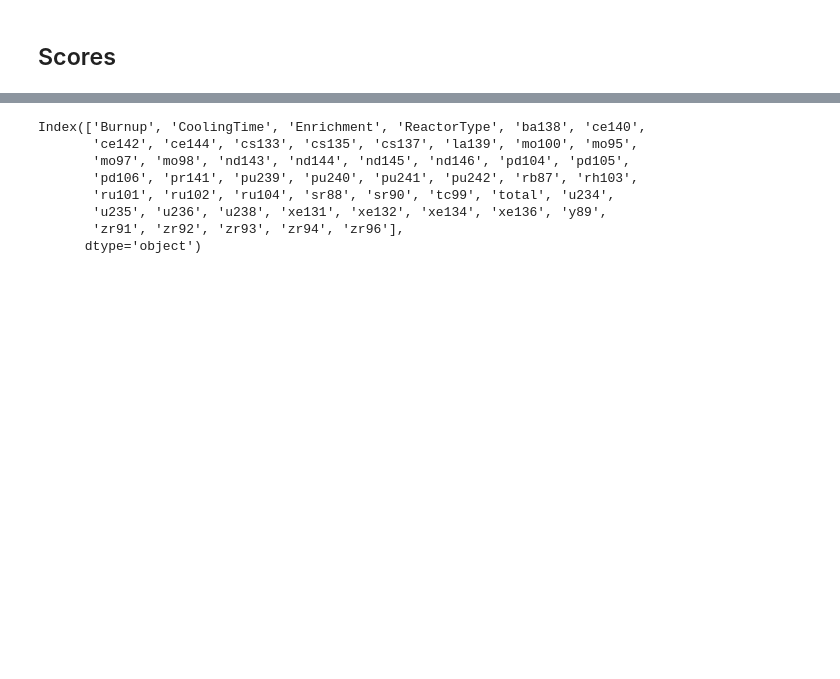
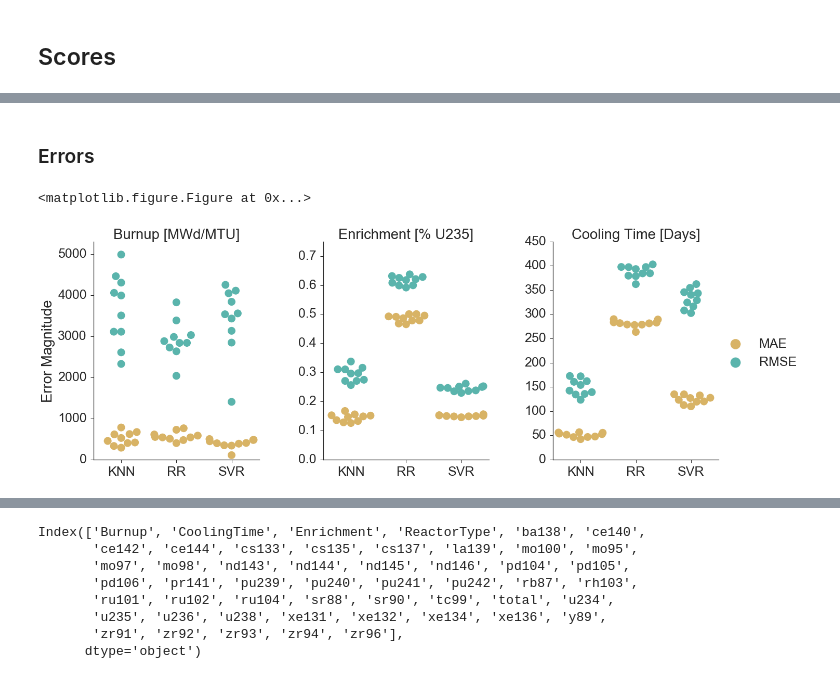
Before and after one commit to gonuke/learn-me-fuel, a Jupyter notebook: sfc_train_pred_viz.ipynb, the cells around one changed output, grey strips where cells are left out. Cells and saved outputs as stored; diff of their text form; code cells hidden in the pictures; blank space fills up the shorter version.

Commit message:
plotting, reran some code with more cv folds

```diff
--- a/sfc_train_pred_viz.ipynb
+++ b/sfc_train_pred_viz.ipynb
@@ -29,6 +29,10 @@ colors = {'DBrwn' : '#8c510a', 'MBrwn' : '#d8b365', 'LBrwn' : '#f6e8c3',
 # save as .mplstyle file and import with: plt.style.use('file')
 #mpl.rcParams['lines.linewidth'] = 2
 #mpl.rcParams['lines.color'] = 'r'
+
+# colors for seaborn
+dark = ["#8c510a", "#01665e", "#762a83"]
+med = ["#d8b365", "#5ab4ac", "#af8dc3"]
 # %% [markdown]
 ## Predictions
 # %%
@@ -46,15 +50,10 @@ Index(['Instance', 'Ridge', 'SVR', 'TrueY', 'kNN'], dtype='object')
 # %% [markdown]
 ## Scores
 # %%
-r_scr = pd.read_csv('results/28march2018/sfcompo_fiss_reactor_scores.csv').rename(columns = {'Unnamed: 0':'CV_fold'})
+r_scr = pd.read_csv('results/3april2018/sfcompo_fissactreactor_scores.csv').rename(columns = {'Unnamed: 0':'CV_fold'})
 # MWd/MTU
-b_scr = pd.read_csv('results/28march2018/sfcompo_fiss_burnup_scores.csv').rename(columns = {'Unnamed: 0':'CV_fold'})
+b_scr = pd.read_csv('results/3april2018/sfcompo_fissactburnup_scores.csv').rename(columns = {'Unnamed: 0':'CV_fold'})
 # %u235
-e_scr = pd.read_csv('results/28march2018/sfcompo_fiss_enrichment_scores.csv').rename(columns = {'Unnamed: 0':'CV_fold'})
+e_scr = pd.read_csv('results/3april2018/sfcompo_fissactenrichment_scores.csv').rename(columns = {'Unnamed: 0':'CV_fold'})
 # days
-c_scr = pd.read_csv('results/28march2018/sfcompo_fiss_cooling_scores.csv').rename(columns = {'Unnamed: 0':'CV_fold'})
-
-print(r_scr.columns)
-print('\n')
-print(e_scr.columns)
-c_scr
+c_scr = pd.read_csv('results/3april2018/sfcompo_fissactcooling_scores.csv').rename(columns = {'Unnamed: 0':'CV_fold'})
@@ -84,0 +60,38 @@ Index(['CV_fold', 'fit_time', 'score_time', 'test_explained_variance',
+# %% [markdown]
+### Errors
+# %%
+plt.clf()
+sns.set(style="ticks", font_scale=2.5)
+b = b_scr.loc[:, ['algorithm', 'test_neg_mean_absolute_error', 'test_neg_rmse']]
+e = e_scr.loc[:, ['algorithm', 'test_neg_mean_absolute_error', 'test_neg_rmse']]
+c = c_scr.loc[:, ['algorithm', 'test_neg_mean_absolute_error', 'test_neg_rmse']]
+b['Parameter'] = 'Burnup [MWd/MTU]'
+e['Parameter'] = 'Enrichment [% U235]'
+c['Parameter'] = 'Cooling Time [Days]'
+
+err = pd.DataFrame()
+err = pd.concat([b, e, c])
+err['MAE'] = -1 * err['test_neg_mean_absolute_error']
+err['RMSE'] = -1 * err['test_neg_rmse']
+
+err = err.melt(id_vars = ['algorithm', 'Parameter'],
+               value_vars = ['MAE', 'RMSE'],
+               value_name='Error Magnitude', var_name='Error')
+
+mer = sns.factorplot(x="algorithm", y='Error Magnitude',
+                     hue='Error', col="Parameter",
+                     sharey=False, s=15, legend=False,
+                     palette=sns.color_palette(med),
+                     data=err, kind="swarm", size=8, aspect=.8)
+
+(mer.set_axis_labels("", "Error Magnitude")
+    .set_xticklabels(["KNN", "RR", "SVR"])
+    .set_titles("{col_name}")
+    .add_legend(markerscale=2.5))
+mer.axes[0,0].set_ylim(0, 5300)
+mer.axes[0,1].set_ylim(0, 0.75)
+mer.axes[0,2].set_ylim(0, 450)
+mer.savefig('error.png', bbox_inches='tight', transparent=True)
+# %% [output]
+<matplotlib.figure.Figure at 0x...>
+[figure, added]
```
Also changed, not shown: parts of 12 cells of this notebook, 17 other files.
